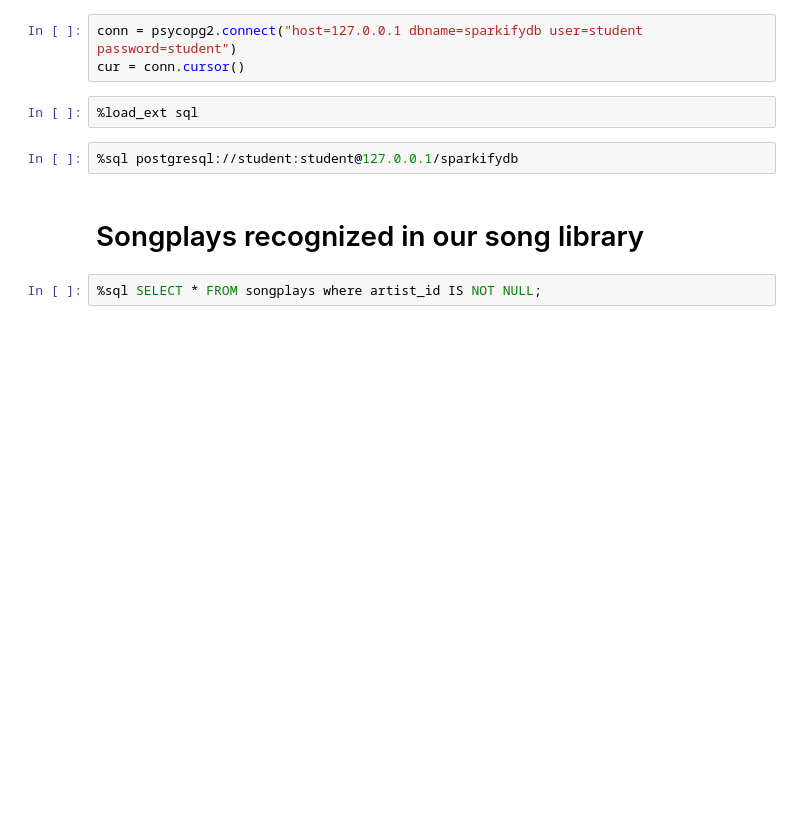
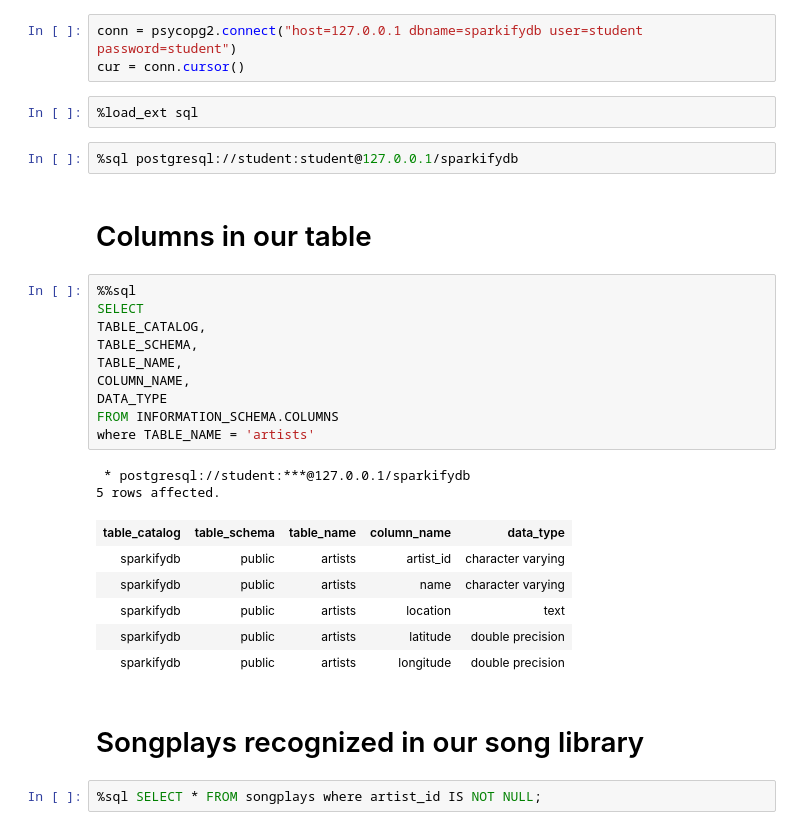
Before and after one commit to gsakhel/Data_Modeling_with_Postgres, a Jupyter notebook: analytics.ipynb, the cells around one changed output. Drawn from its saved outputs; the diff is of its cells as text; blank space fills up the shorter version.

```diff
--- a/analytics.ipynb
+++ b/analytics.ipynb
@@ -12,6 +12,27 @@ cur = conn.cursor()
 %load_ext sql
 # %%
 %sql postgresql://student:student@127.0.0.1/sparkifydb
+# %% [markdown]
+# Columns in our table
+# %%
+%%sql
+SELECT
+TABLE_CATALOG,
+TABLE_SCHEMA,
+TABLE_NAME,
+COLUMN_NAME,
+DATA_TYPE
+FROM INFORMATION_SCHEMA.COLUMNS
+where TABLE_NAME = 'artists'
+# %% [output]
+ * postgresql://student:***@127.0.0.1/sparkifydb
+5 rows affected.
+| table_catalog | table_schema | table_name | column_name | data_type |
+| sparkifydb | public | artists | artist_id | character varying |
+| sparkifydb | public | artists | name | character varying |
+| sparkifydb | public | artists | location | text |
+| sparkifydb | public | artists | latitude | double precision |
+| sparkifydb | public | artists | longitude | double precision |
 # %% [markdown]
 # Songplays recognized in our song library
 # %%
```
Also changed, not shown: parts of 9 cells of this notebook.
